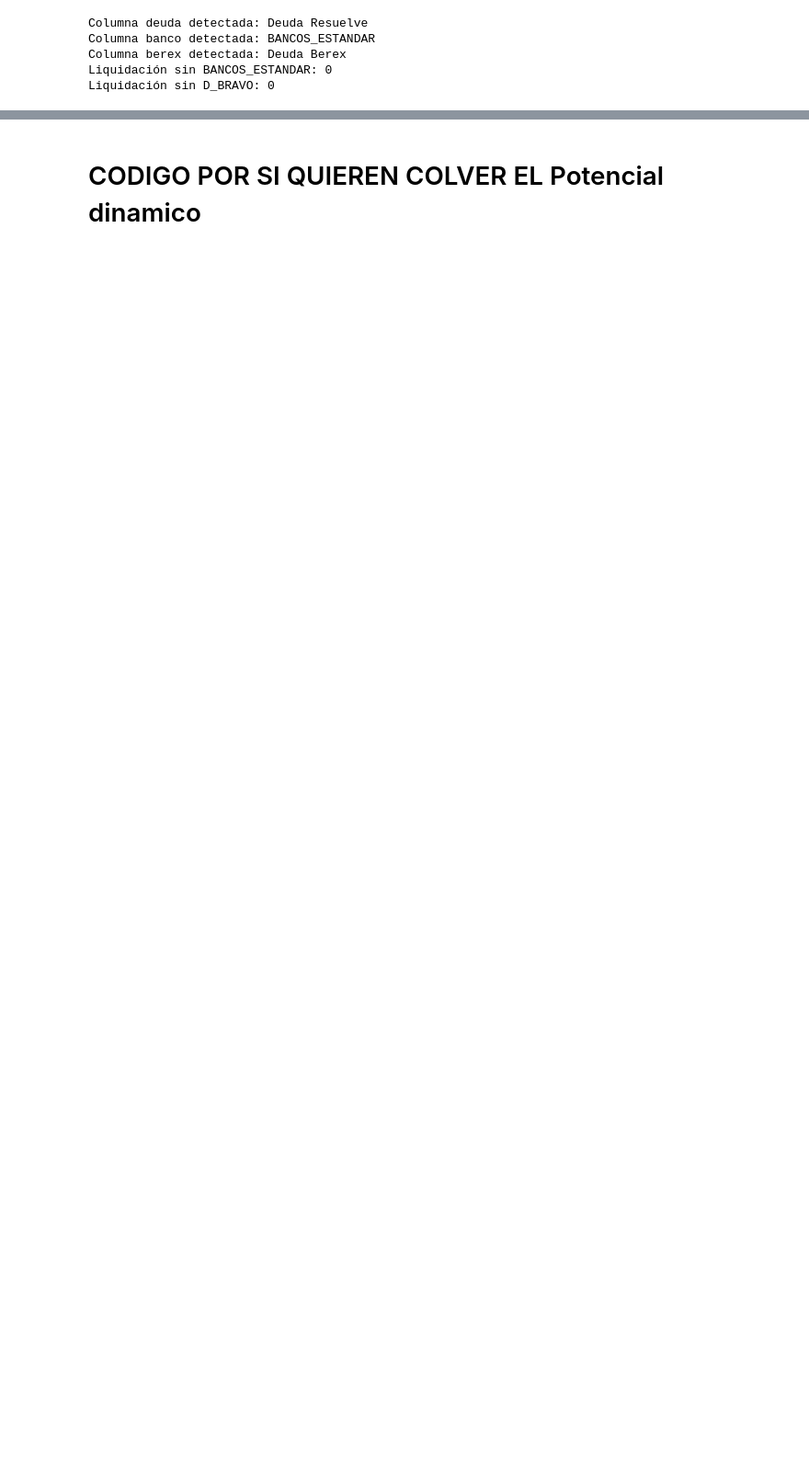
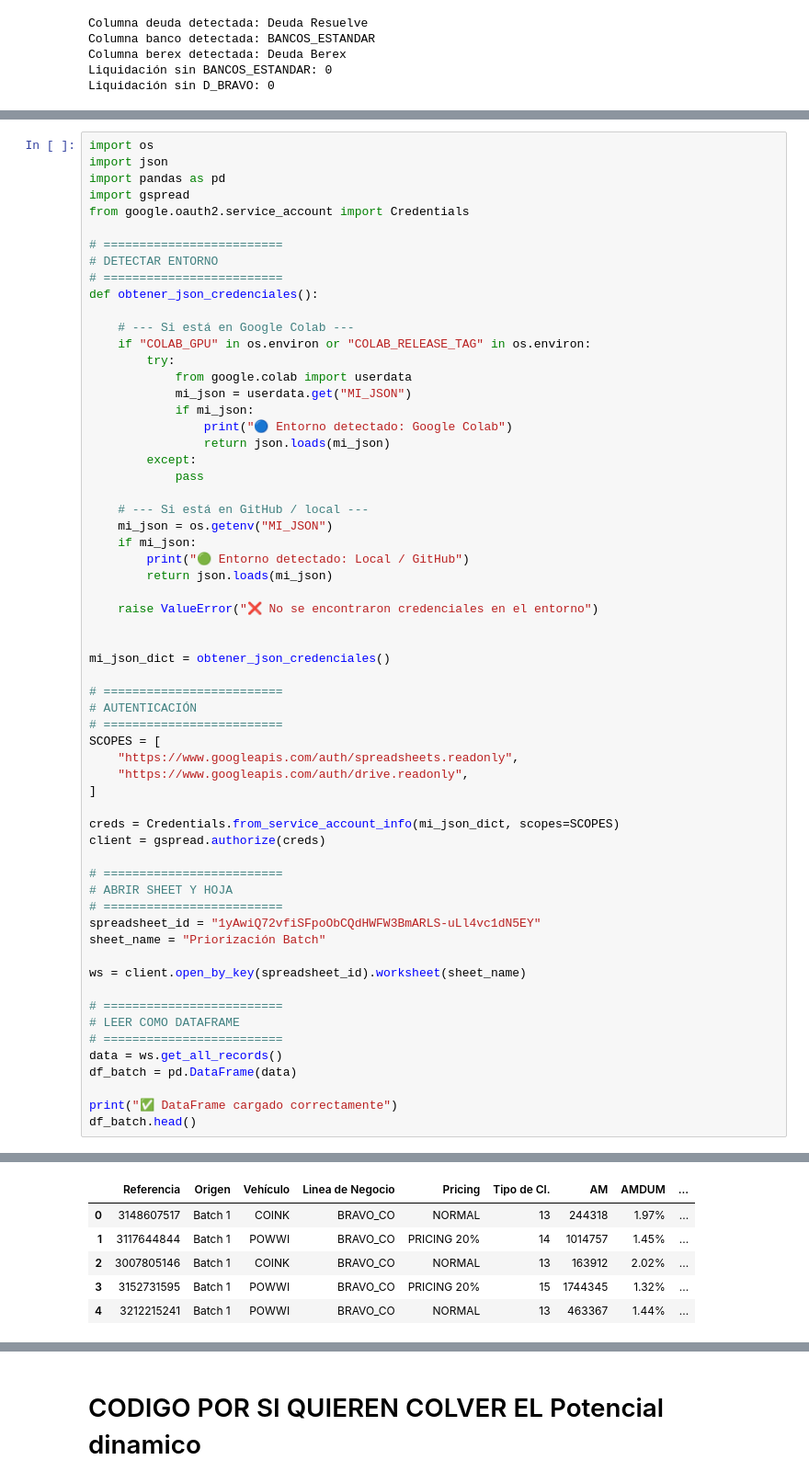
Before and after one commit to Robert1417/Seguimiento_cartera-mes-, a Jupyter notebook: EJECUCIÓN_DIARIA_TIMELINE_CARTERA.ipynb, the cells around one changed output, grey strips where cells are left out. Shown at 92% size. Drawn from its saved outputs; the diff is of its cells as text; blank space fills up the shorter version.

```diff
--- a/EJECUCIÓN_DIARIA_TIMELINE_CARTERA.ipynb
+++ b/EJECUCIÓN_DIARIA_TIMELINE_CARTERA.ipynb
@@ -1724,0 +1727,62 @@ df_timeline_final
+# %%
+import os
+import json
+import pandas as pd
+import gspread
+from google.oauth2.service_account import Credentials
+
+# =========================
+# DETECTAR ENTORNO
+# =========================
+def obtener_json_credenciales():
+
+    # --- Si está en Google Colab ---
+    if "COLAB_GPU" in os.environ or "COLAB_RELEASE_TAG" in os.environ:
+        try:
+            from google.colab import userdata
+            mi_json = userdata.get("MI_JSON")
+            if mi_json:
+                print("🔵 Entorno detectado: Google Colab")
+                return json.loads(mi_json)
+        except:
+            pass
+
+    # --- Si está en GitHub / local ---
+    mi_json = os.getenv("MI_JSON")
+    if mi_json:
+        print("🟢 Entorno detectado: Local / GitHub")
+        return json.loads(mi_json)
+
+    raise ValueError("❌ No se encontraron credenciales en el entorno")
+
+
+mi_json_dict = obtener_json_credenciales()
+
+# =========================
+# AUTENTICACIÓN
+# =========================
+SCOPES = [
+    "https://www.googleapis.com/auth/spreadsheets.readonly",
+    "https://www.googleapis.com/auth/drive.readonly",
+]
+
+creds = Credentials.from_service_account_info(mi_json_dict, scopes=SCOPES)
+client = gspread.authorize(creds)
+
+# =========================
+# ABRIR SHEET Y HOJA
+# =========================
+spreadsheet_id = "1yAwiQ72vfiSFpoObCQdHWFW3BmARLS-uLl4vc1dN5EY"
+sheet_name = "Priorización Batch"
+
+ws = client.open_by_key(spreadsheet_id).worksheet(sheet_name)
+
+# =========================
+# LEER COMO DATAFRAME
+# =========================
+data = ws.get_all_records()
+df_batch = pd.DataFrame(data)
+
+print("✅ DataFrame cargado correctamente")
+df_batch.head()
+# %% [output]
@@ -1724,0 +1791,6 @@ df_timeline_final
+|  | Referencia | Origen | Vehículo | Linea de Negocio | Pricing | Tipo de Cl. | AM | AMDUM | ... |
+| 0 | 3148607517 | Batch 1 | COINK | BRAVO_CO | NORMAL | 13 | 244318 | 1.97% | ... |
+| 1 | 3117644844 | Batch 1 | POWWI | BRAVO_CO | PRICING 20% | 14 | 1014757 | 1.45% | ... |
+| 2 | 3007805146 | Batch 1 | COINK | BRAVO_CO | NORMAL | 13 | 163912 | 2.02% | ... |
+| 3 | 3152731595 | Batch 1 | POWWI | BRAVO_CO | PRICING 20% | 15 | 1744345 | 1.32% | ... |
+| 4 | 3212215241 | Batch 1 | POWWI | BRAVO_CO | NORMAL | 13 | 463367 | 1.44% | ... |
```
Also changed, not shown: parts of 37 cells of this notebook.
